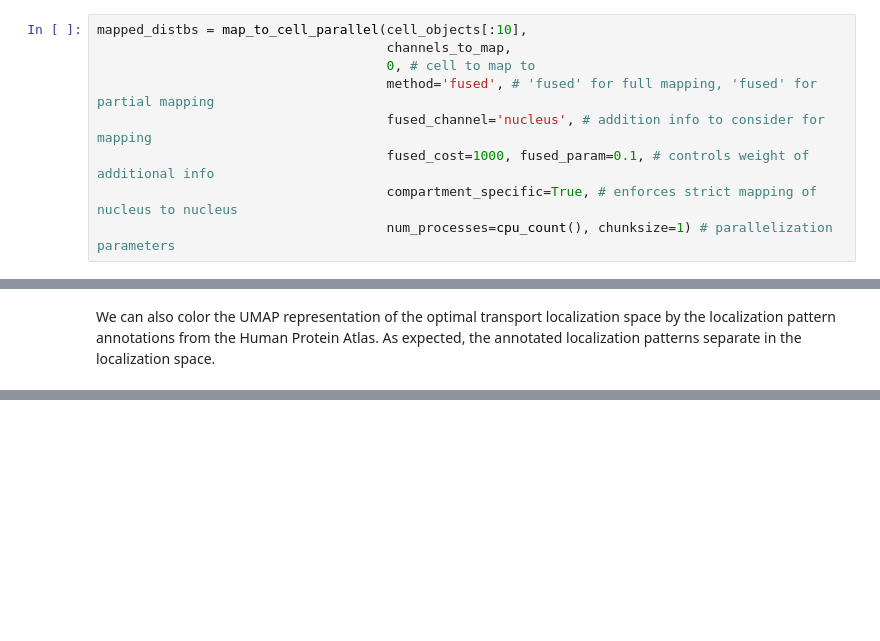
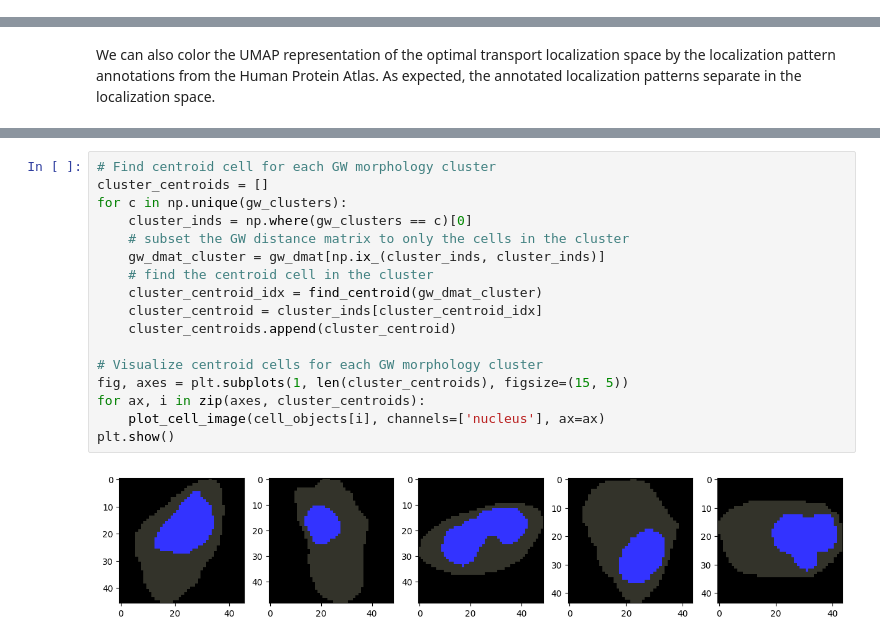
Before and after one commit to CamaraLab/CAJAL, a Jupyter notebook: docs/notebooks/Example_6.ipynb, the cells around one changed output, grey strips where cells are left out. Cells and saved outputs as stored; diff of their text form; blank space fills up the shorter version.

```diff
--- a/docs/notebooks/Example_6.ipynb
+++ b/docs/notebooks/Example_6.ipynb
@@ -128,12 +157,3 @@ mapped_distbs = map_to_cell_parallel(cell_objects,
                                      num_processes=cpu_count(), chunksize=1) # parallelization parameters
 # %% [output]
 Mapping cells to target cell:
-# %%
-mapped_distbs = map_to_cell_parallel(cell_objects[:10],
-                                     channels_to_map,
-                                     0, # cell to map to
-                                     method='fused', # 'fused' for full mapping, 'fused' for partial mapping
-                                     fused_channel='nucleus', # addition info to consider for mapping
-                                     fused_cost=1000, fused_param=0.1, # controls weight of additional info
-                                     compartment_specific=True, # enforces strict mapping of nucleus to nucleus
-                                     num_processes=cpu_count(), chunksize=1) # parallelization parameters
@@ -222,0 +235,19 @@ When grouping with a length-1 list-like, you will need to pass a length-1 tuple
+# %%
+# Find centroid cell for each GW morphology cluster
+cluster_centroids = []
+for c in np.unique(gw_clusters):
+    cluster_inds = np.where(gw_clusters == c)[0]
+    # subset the GW distance matrix to only the cells in the cluster
+    gw_dmat_cluster = gw_dmat[np.ix_(cluster_inds, cluster_inds)]
+    # find the centroid cell in the cluster
+    cluster_centroid_idx = find_centroid(gw_dmat_cluster)
+    cluster_centroid = cluster_inds[cluster_centroid_idx]
+    cluster_centroids.append(cluster_centroid)
+
+# Visualize centroid cells for each GW morphology cluster
+fig, axes = plt.subplots(1, len(cluster_centroids), figsize=(15, 5))
+for ax, i in zip(axes, cluster_centroids):
+    plot_cell_image(cell_objects[i], channels=['nucleus'], ax=ax)
+plt.show()
+# %% [output]
+[figure, added]
```
Also changed, not shown: parts of 14 cells of this notebook, 3 other files.
